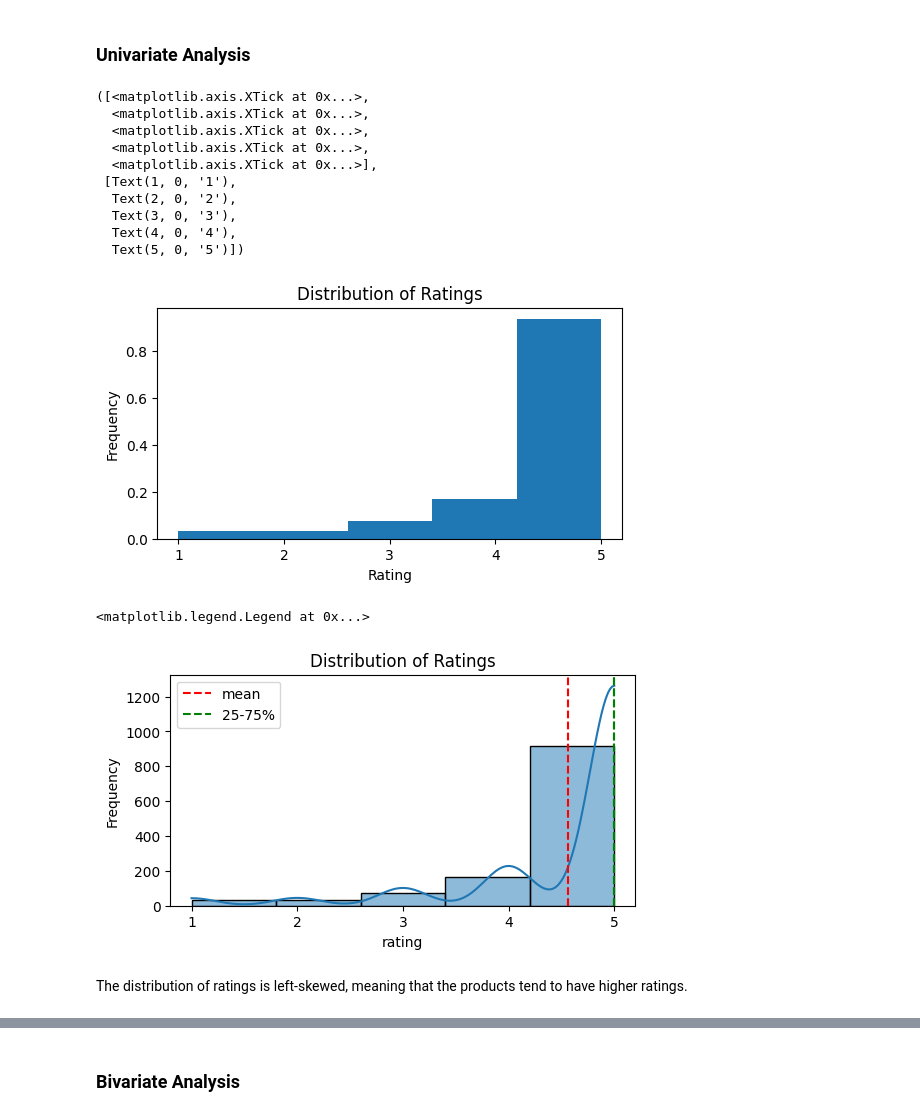
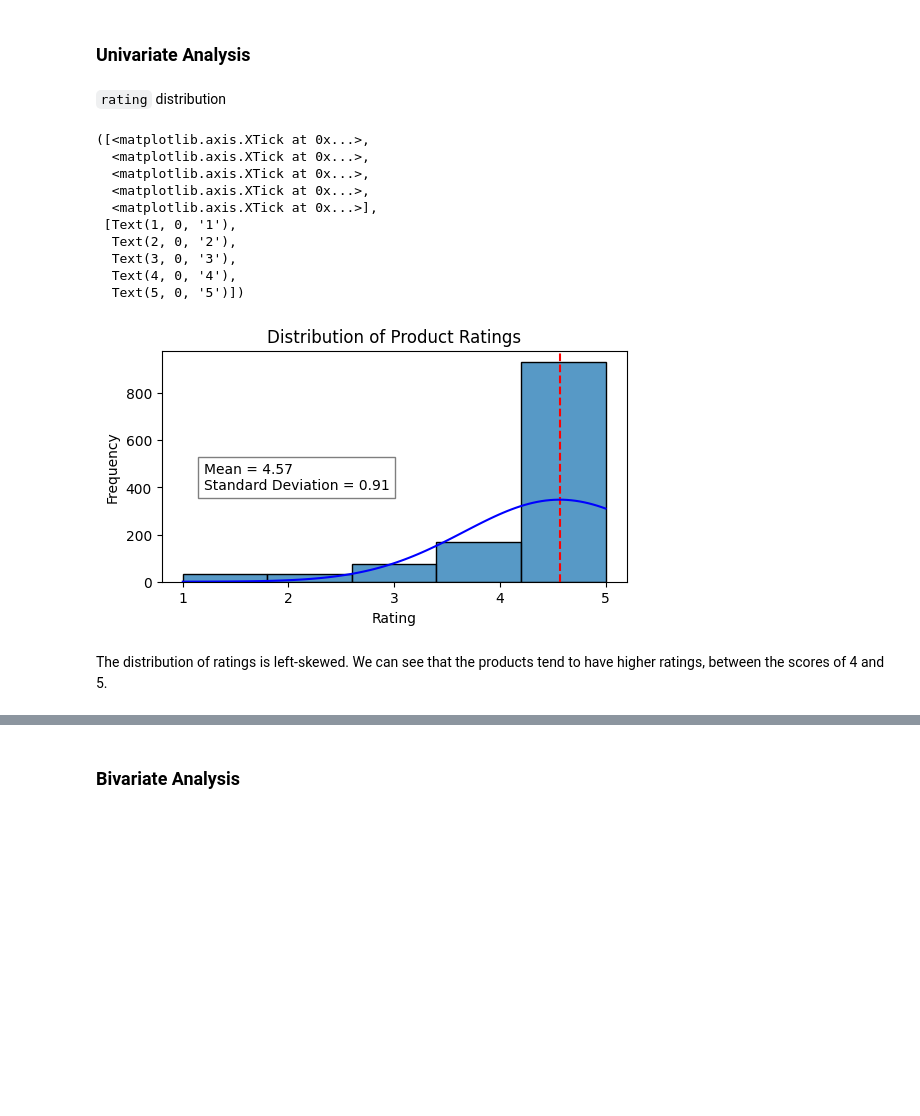
Before and after one commit to chi-nzerem/capstone-beats, a Jupyter notebook: capstone.ipynb, the cells around one changed output, grey strips where cells are left out. Drawn from its saved outputs; the diff is of its cells as text; code cells hidden in the pictures; blank space fills up the shorter version.

```diff
--- a/capstone.ipynb
+++ b/capstone.ipynb
@@ -482,42 +536,45 @@ df1.describe()
 Across all products, the average rating is about 4.6. Helpful count is generally very low. The average price is about $172. The prices range from about $100 to $329.
 # %% [markdown]
 ### Univariate Analysis
-# %%
-# Plot distribution of ratings
-# 'rating' is a continuous data variable -> use histogram.
-
-plt.figure(figsize=(6,3)) #create a figure w/ specified size
-plt.hist(data=df1, x='rating', bins=5, density=True) #plot histogram w/ specified num of bins
-plt.title('Distribution of Ratings') #add title
-plt.xlabel('Rating') #add an x-axis label
-plt.ylabel('Frequency') #add a y-axis label
-plt.xticks([1,2,3,4,5]) #adjust x-axis ticks
-# %% [output]
-([<matplotlib.axis.XTick at 0x...>,
-  <matplotlib.axis.XTick at 0x...>,
-  <matplotlib.axis.XTick at 0x...>,
-  <matplotlib.axis.XTick at 0x...>,
-  <matplotlib.axis.XTick at 0x...>],
- [Text(1, 0, '1'),
-  Text(2, 0, '2'),
-  Text(3, 0, '3'),
-  Text(4, 0, '4'),
-  Text(5, 0, '5')])
-[figure, removed]
-# %%
-# Plot distribution of ratings
-# 'rating' is a continuous data variable -> use histogram.
-
-plt.figure(figsize=(6,3))
-sns.histplot(data=df1, x='rating', stat='frequency', bins=5, kde=True) #plot histogram w/ kde curve
-plt.axvline(x=np.mean(df1['rating']), c='red', ls='--', label='mean') #draw line for mean
-plt.axvline(x=np.percentile(df['rating'], 25), c='green', ls='--', label='25-75%') #draw line for 25th percentile
-plt.axvline(x=np.percentile(df['rating'], 75), c='green', ls='--') #draw line for 75th percentile
-plt.title('Distribution of Ratings')
-plt.xticks([1,2,3,4,5])
-plt.legend()
-# %% [output]
-<matplotlib.legend.Legend at 0x...>
-[figure, removed]
+# %% [markdown]
+`rating` distribution
+# %%
+# Calculate mean and standard deviation of ratings
+mean = np.mean(df2['rating'])
+std_dev = np.std(df2['rating'])
+
+# Set a range of values for the normal distribution
+x_values = np.linspace(df2['rating'].min(), df2['rating'].max(), 100)
+normal_dist = norm.pdf(x_values, mean, std_dev)  #normal distribution curve
+
+# Plot the histogram
+plt.figure(figsize=(6,3))
+sns.histplot(data=df2, x='rating', stat='frequency', bins=5) #plot histogram
+plt.axvline(x=np.mean(df2['rating']), c='red', ls='--', label='mean') #draw line for mean
+
+# Draw the normal distribution curve
+plt.plot(x_values, normal_dist * len(df2['rating']) * (df2['rating'].max() - df2['rating'].min()) / 5, color='blue')
+
+# Add text to show mean and standard deviation on the plot
+plt.text(df2['rating'].min() + 0.2, max(normal_dist * len(df2['rating'])) * 0.9,
+         f'Mean = {mean:.2f}\nStandard Deviation = {std_dev:.2f}',
+         color='black', fontsize=10, bbox=dict(facecolor='white', alpha=0.5))
+
+plt.title("Distribution of Product Ratings")
+plt.xlabel("Rating")
+plt.ylabel("Frequency")
+plt.xticks([1, 2, 3, 4, 5])
+# %% [output]
+([<matplotlib.axis.XTick at 0x...>,
+  <matplotlib.axis.XTick at 0x...>,
+  <matplotlib.axis.XTick at 0x...>,
+  <matplotlib.axis.XTick at 0x...>,
+  <matplotlib.axis.XTick at 0x...>],
+ [Text(1, 0, '1'),
+  Text(2, 0, '2'),
+  Text(3, 0, '3'),
+  Text(4, 0, '4'),
+  Text(5, 0, '5')])
+[figure, added]
 # %% [markdown]
-The distribution of ratings is left-skewed, meaning that the products tend to have higher ratings.
+The distribution of ratings is left-skewed. We can see that the products tend to have higher ratings, between the scores of 4 and 5.
```
Also changed, not shown: parts of 103 cells of this notebook.
